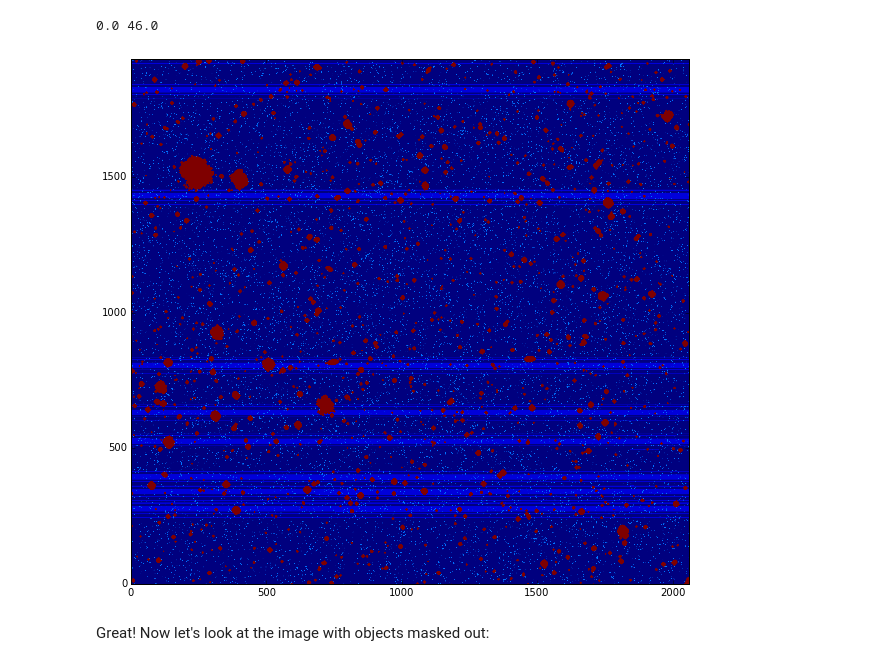
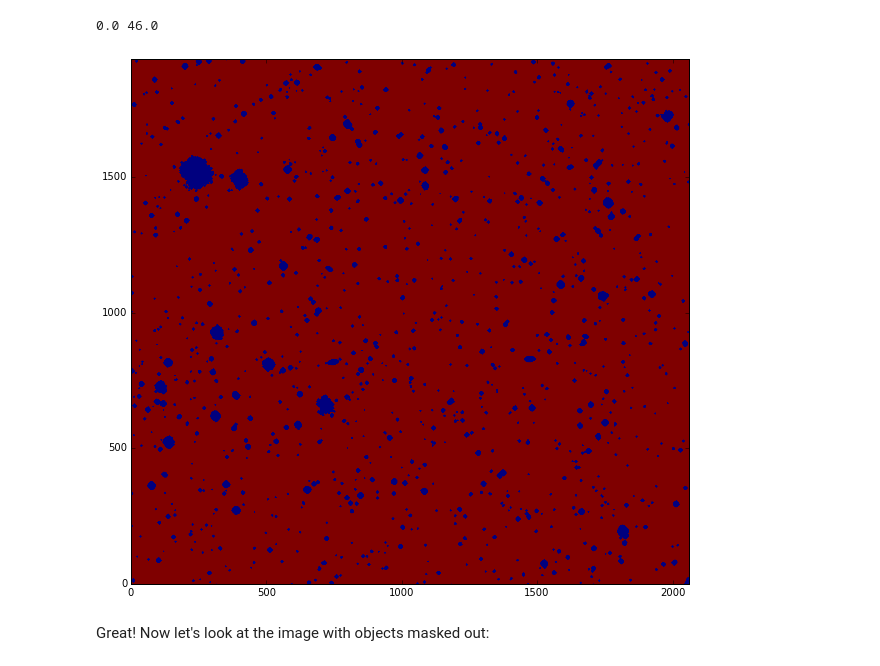
Before and after one commit to drphilmarshall/FuzzyBlobs, a Jupyter notebook: demo.ipynb, the cells around one changed output. Saved outputs shown, nothing was run; the diff lists cells and outputs as text; code cells hidden in the pictures.

Commit message:
Better tretament of mask, better scaling to see blob

```diff
--- a/demo.ipynb
+++ b/demo.ipynb
@@ -65,11 +65,11 @@ print(np.min(mask),np.max(mask))
 # %%
 threshold = 20
 objects = (mask >= threshold)
-image[objects] = -99
-mask[objects] = 50
+mask[objects] = 0
+mask[np.logical_not(objects)] = 1
 plt.imshow(mask, cmap='jet', origin='lower');
 # %% [output]
-[figure, old version]
+[figure, new version]
 # %% [markdown]
 Great! Now let's look at the image with objects masked out:
 # %%
```
Also changed, not shown: parts of 3 cells of this notebook.
